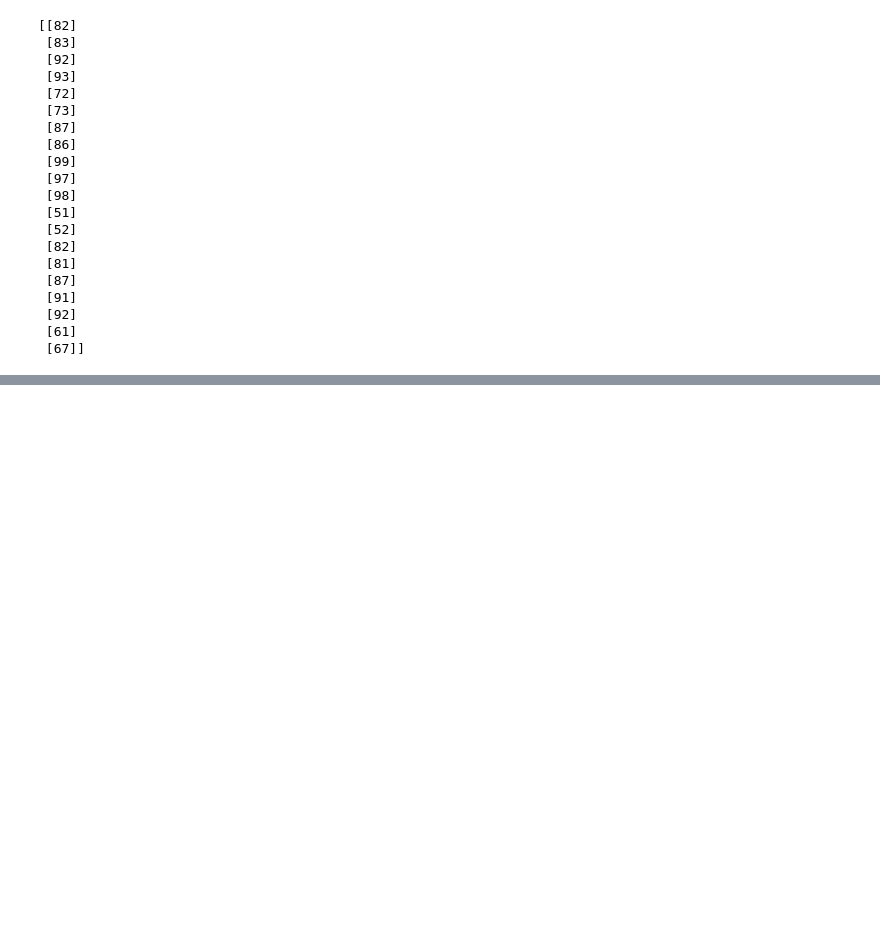
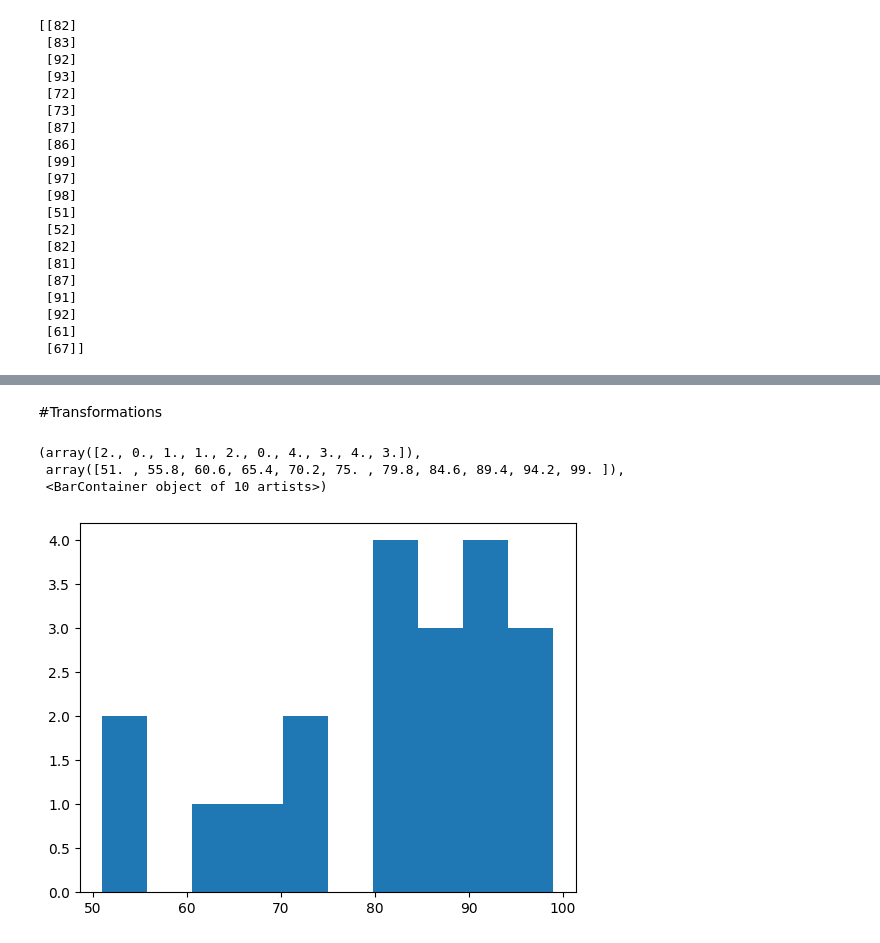
Before and after one commit to jcdevaney/data71200su24, a Jupyter notebook: class3/data71200class3.ipynb, the cells around one changed output, grey strips where cells are left out. Saved outputs shown, nothing was run; the diff lists cells and outputs as text; code cells hidden in the pictures; blank space fills up the shorter version.

```diff
--- a/class3/data71200class3.ipynb
+++ b/class3/data71200class3.ipynb
@@ -165,0 +169,9 @@ print(binned.argmax(1))
+# %% [markdown]
+#Transformations
+# %%
+plt.hist(grades_pd, bins=nbins)
+# %% [output]
+(array([2., 0., 1., 1., 2., 0., 4., 3., 4., 3.]),
+ array([51. , 55.8, 60.6, 65.4, 70.2, 75. , 79.8, 84.6, 89.4, 94.2, 99. ]),
+ <BarContainer object of 10 artists>)
+[figure, added]
```
Also changed, not shown: parts of 9 cells of this notebook.
